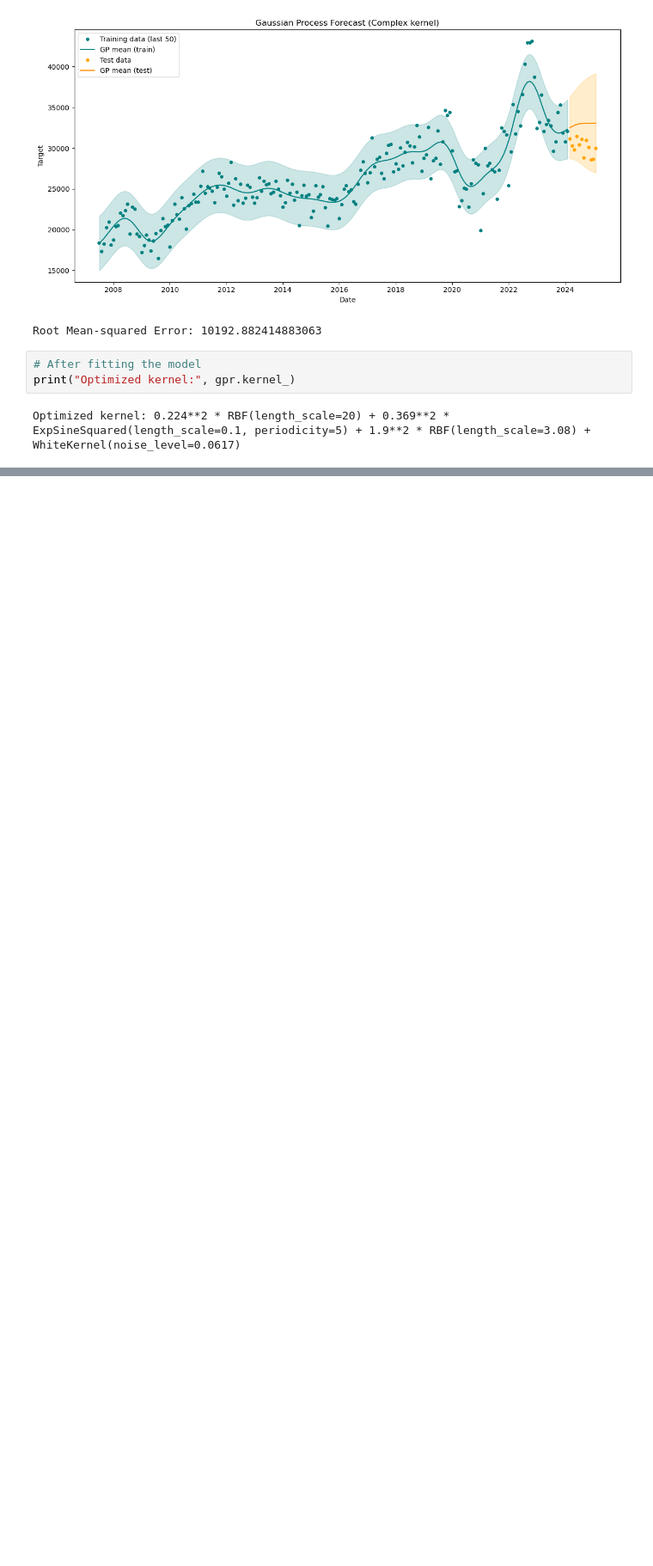
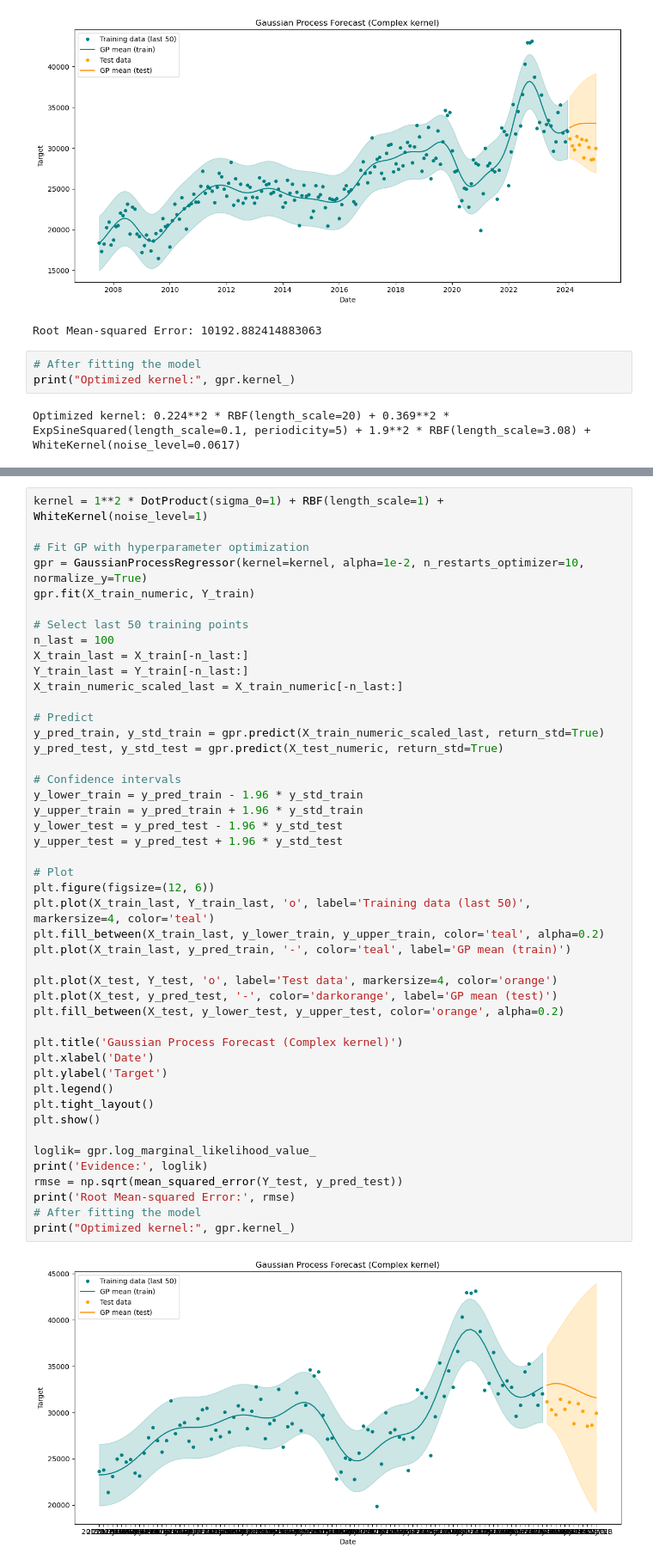
Before and after one commit to charlieollerenshaw/st451-project, a Jupyter notebook: tradebalanceregression.ipynb, the cells around one changed output, grey strips where cells are left out. Shown at 86% size. Saved outputs shown, nothing was run; the diff lists cells and outputs as text; blank space fills up the shorter version.

```diff
--- a/tradebalanceregression.ipynb
+++ b/tradebalanceregression.ipynb
@@ -535,0 +732,48 @@ Increase the number of iterations (max_iter) or scale the data as shown in:
+# %%
+kernel = 1**2 * DotProduct(sigma_0=1) + RBF(length_scale=1) + WhiteKernel(noise_level=1)
+
+# Fit GP with hyperparameter optimization
+gpr = GaussianProcessRegressor(kernel=kernel, alpha=1e-2, n_restarts_optimizer=10, normalize_y=True)
+gpr.fit(X_train_numeric, Y_train)
+
+# Select last 50 training points
+n_last = 100
+X_train_last = X_train[-n_last:]
+Y_train_last = Y_train[-n_last:]
+X_train_numeric_scaled_last = X_train_numeric[-n_last:]
+
+# Predict
+y_pred_train, y_std_train = gpr.predict(X_train_numeric_scaled_last, return_std=True)
+y_pred_test, y_std_test = gpr.predict(X_test_numeric, return_std=True)
+
+# Confidence intervals
+y_lower_train = y_pred_train - 1.96 * y_std_train
+y_upper_train = y_pred_train + 1.96 * y_std_train
+y_lower_test = y_pred_test - 1.96 * y_std_test
+y_upper_test = y_pred_test + 1.96 * y_std_test
+
+# Plot
+plt.figure(figsize=(12, 6))
+plt.plot(X_train_last, Y_train_last, 'o', label='Training data (last 50)', markersize=4, color='teal')
+plt.fill_between(X_train_last, y_lower_train, y_upper_train, color='teal', alpha=0.2)
+plt.plot(X_train_last, y_pred_train, '-', color='teal', label='GP mean (train)')
+
+plt.plot(X_test, Y_test, 'o', label='Test data', markersize=4, color='orange')
+plt.plot(X_test, y_pred_test, '-', color='darkorange', label='GP mean (test)')
+plt.fill_between(X_test, y_lower_test, y_upper_test, color='orange', alpha=0.2)
+
+plt.title('Gaussian Process Forecast (Complex kernel)')
+plt.xlabel('Date')
+plt.ylabel('Target')
+plt.legend()
+plt.tight_layout()
+plt.show()
+
+loglik= gpr.log_marginal_likelihood_value_
+print('Evidence:', loglik)
+rmse = np.sqrt(mean_squared_error(Y_test, y_pred_test))
+print('Root Mean-squared Error:', rmse)
+# After fitting the model
+print("Optimized kernel:", gpr.kernel_)
+# %% [output]
+[figure, added]
```
Also changed, not shown: parts of 8 cells of this notebook.
